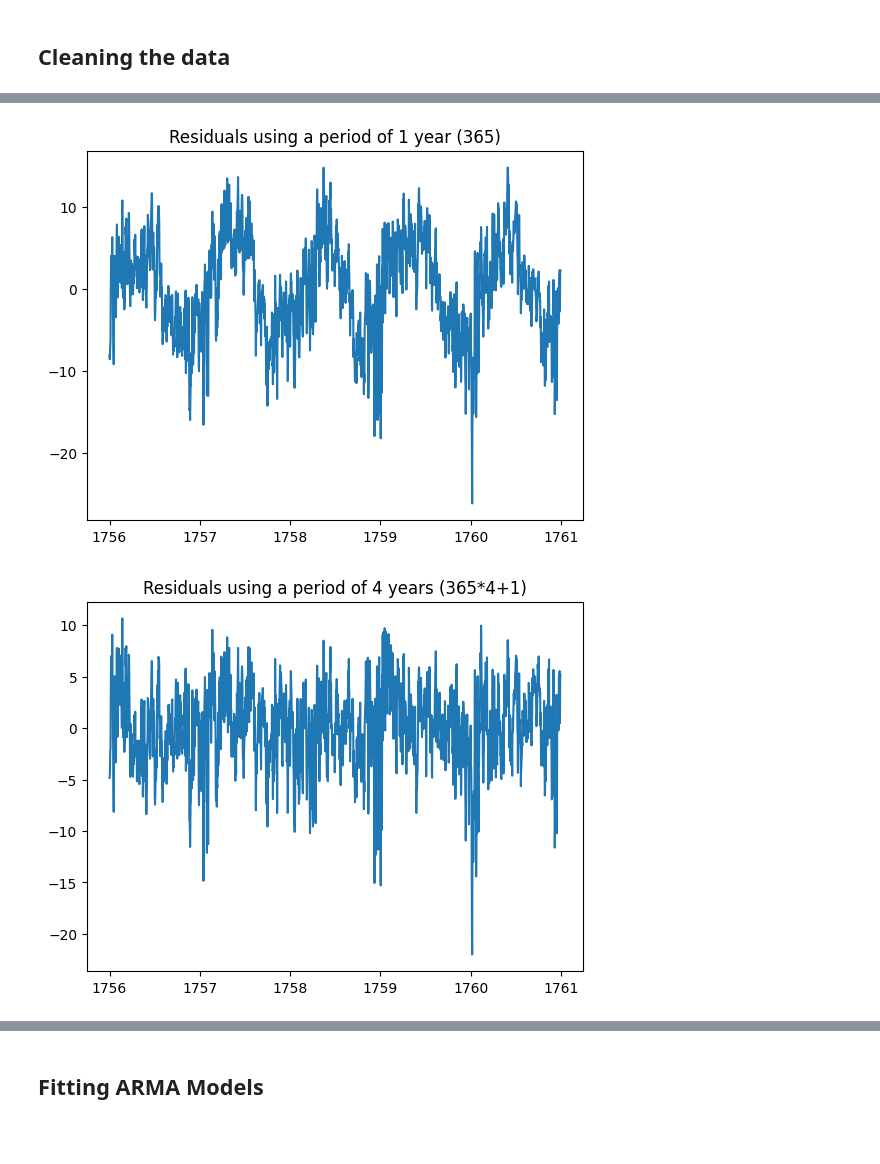
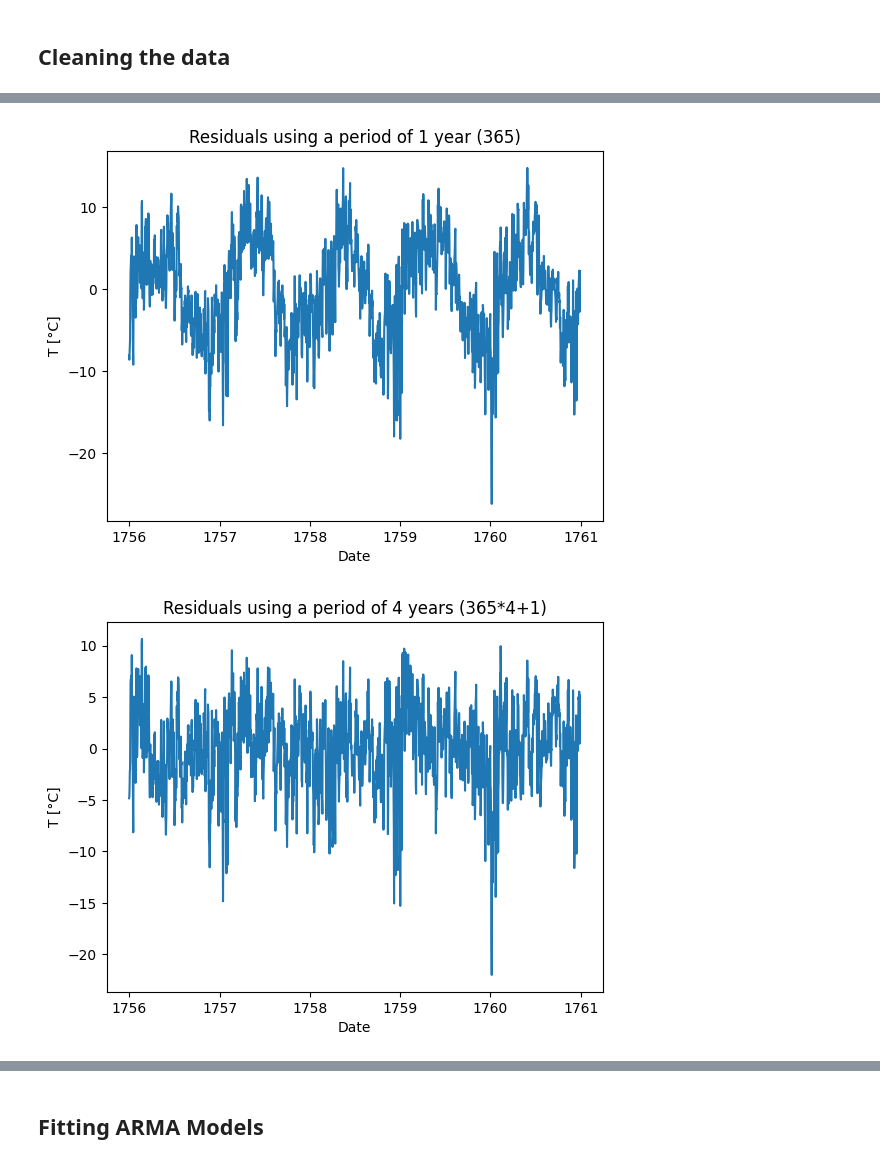
Before and after one commit to XindiLiu/TS_Project, a Jupyter notebook: partA.ipynb, the cells around one changed output, grey strips where cells are left out. Drawn from its saved outputs; the diff is of its cells as text; code cells hidden in the pictures; blank space fills up the shorter version.

```diff
--- a/partA.ipynb
+++ b/partA.ipynb
@@ -74,13 +114,17 @@ seas_decompose_1_year=seasonal_decompose(data_detrended,period=365,filt=np.zeros
 # %%
 plt.plot(seas_decompose_1_year.resid.head(365*5).index,seas_decompose_1_year.resid.head(365*5))
 plt.title("Residuals using a period of 1 year (365)")
+plt.xlabel("Date")
+plt.ylabel(r"T [°C]")
 plt.show()
 plt.plot(seas_decompose_4_years.resid.head(365*5).index,seas_decompose_4_years.resid.head(365*5))
 plt.title("Residuals using a period of 4 years (365*4+1)")
+plt.xlabel("Date")
+plt.ylabel(r"T [°C]")
 plt.show()
 # %% [output]
-[figure, old version]
+[figure, new version]
-[figure, old version]
+[figure, new version]
 # %%
 f, px =periodogram(seas_decompose_1_year.resid)
 plt.plot(f,px)
```
Also changed, not shown: parts of 6 cells of this notebook, 4 other files.
